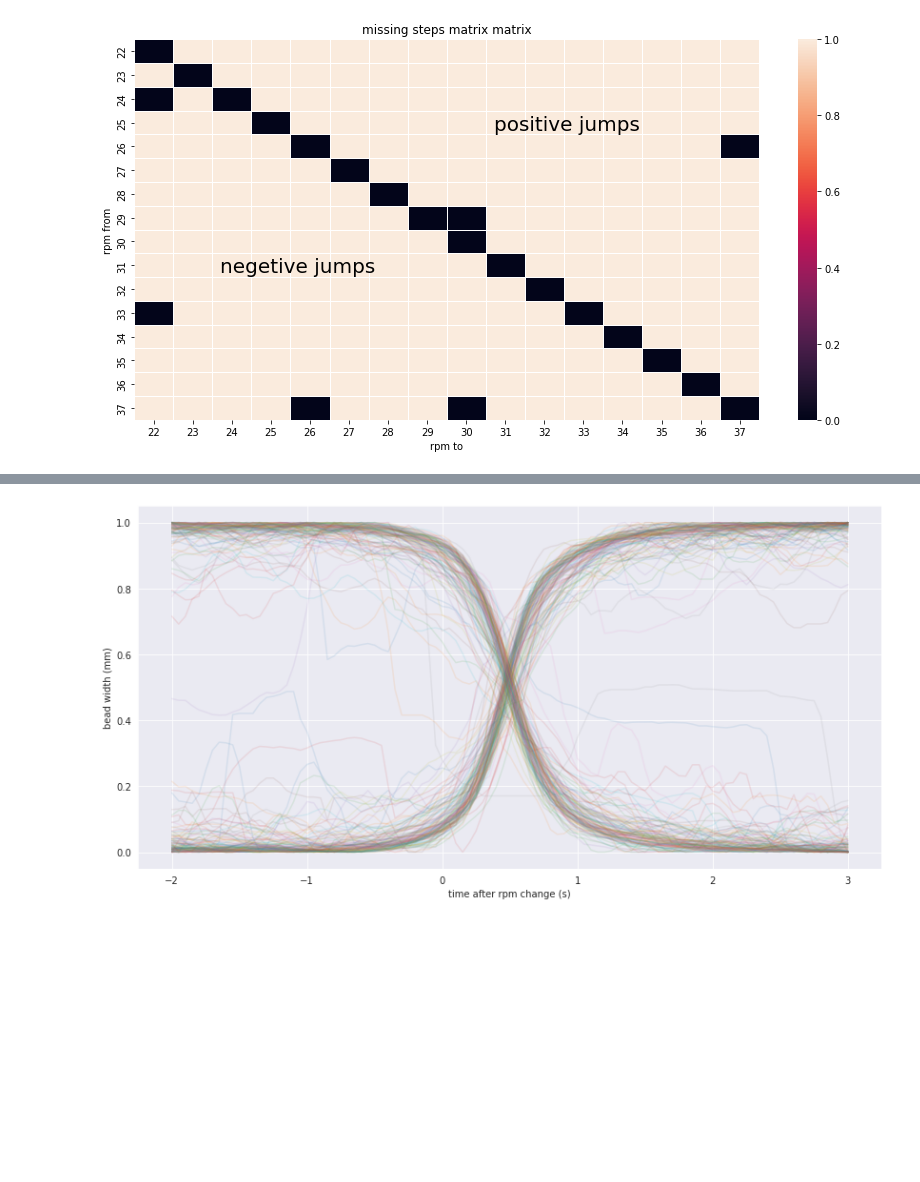
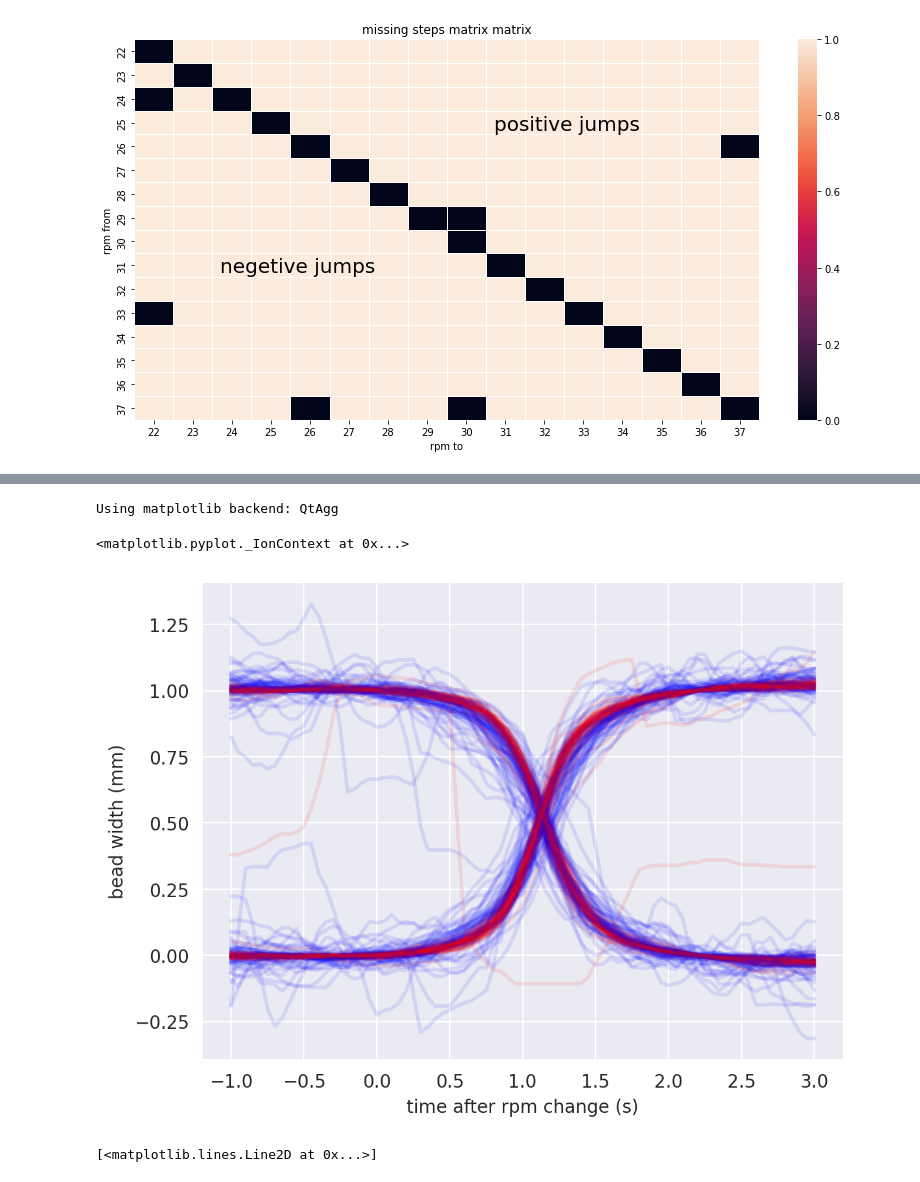
Before and after one commit to joostzaalberg/CEAD_ml, a Jupyter notebook: scripts/petg30gf_groteset_expl.ipynb, the cells around one changed output, grey strips where cells are left out. Cells and saved outputs as stored; diff of their text form; code cells hidden in the pictures; blank space fills up the shorter version.

Commit message:
working on plots, almost there

```diff
--- a/scripts/petg30gf_groteset_expl.ipynb
+++ b/scripts/petg30gf_groteset_expl.ipynb
@@ -461,7 +461,7 @@ plt.plot()
 
 # defining window
 res = 20  # resolution of the datapoints, do not change unless data retrieving method is changed too.
-seconds_before = 2
+seconds_before = 1
 seconds_after = 3
 points_b = seconds_before * res
 points_a = seconds_after * res
@@ -501,6 +501,8 @@ final_sort_ds_to   = chng_idx_numbers[final_sort_idx] + 1  # The idx numbers in
 
 x = np.linspace(-seconds_before, seconds_after, points_a + points_b+1)
 
+
+
 sorted_data_dict = {}
 
 for i, edge in enumerate(bin_edges):
@@ -520,20 +522,40 @@ for i, edge in enumerate(bin_edges):
 
     mean = np.sum(y, axis=0)/n_jumps
 
-    minioem = np.min(mean)
-    maxioem = np.max(mean)
-    mean_norm = (mean - np.min(mean)) / (maxioem - minioem)
+    # minioem = np.min(mean)  #             <-- for normalisation between 0 and 1
+    # maxioem = np.max(mean)
 
-    plt.plot(x, mean_norm, label = f'rpms {rpm_sp[ds_idx]}' +r' $\rightarrow$ ' + f'{rpm_sp[ds_idx+1]}', alpha = 0.1,
-             color = )
+    minioem, maxioem = np.quantile(mean, [0.20, 0.80])
 
+    mean_norm = (mean - minioem) / (maxioem - minioem)
     sorted_data_dict[(rpm_sp[ds_idx], rpm_sp[ds_idx+1])] = mean_norm
-
-
     edge_prev = edge
-
-plt.xlabel('time after rpm change (s)')
-plt.ylabel('bead width (mm)')
-plt.show()
-# %% [output]
-[figure, removed]
+# %%
+%matplotlib
+
+fig, ax = plt.subplots()
+
+items = list(sorted_data_dict.items())
+np.random.shuffle(items)
+
+for key, line in items:
+    b, a = key
+    ax.plot(x, line, label = f'rpms {b}' +r' $\rightarrow$ ' + f'{a}', alpha = 0.1,
+    c = cm.bwr((abs(a - b)-5.5)*22), linewidth = 2)
+
+    # ((a or b)-10)/33
+
+
+ax.set_xlabel('time after rpm change (s)')
+ax.set_ylabel('bead width (mm)')
+
+
+plt.ion()
+# %% [output]
+Using matplotlib backend: QtAgg
+<matplotlib.pyplot._IonContext at 0x...>
+[figure, added]
+# %%
+ax.plot([-1,3],[0.5,0.5])
+# %% [output]
+[<matplotlib.lines.Line2D at 0x...>]
```
Also changed, not shown: parts of 7 cells of this notebook, 1 other file.
